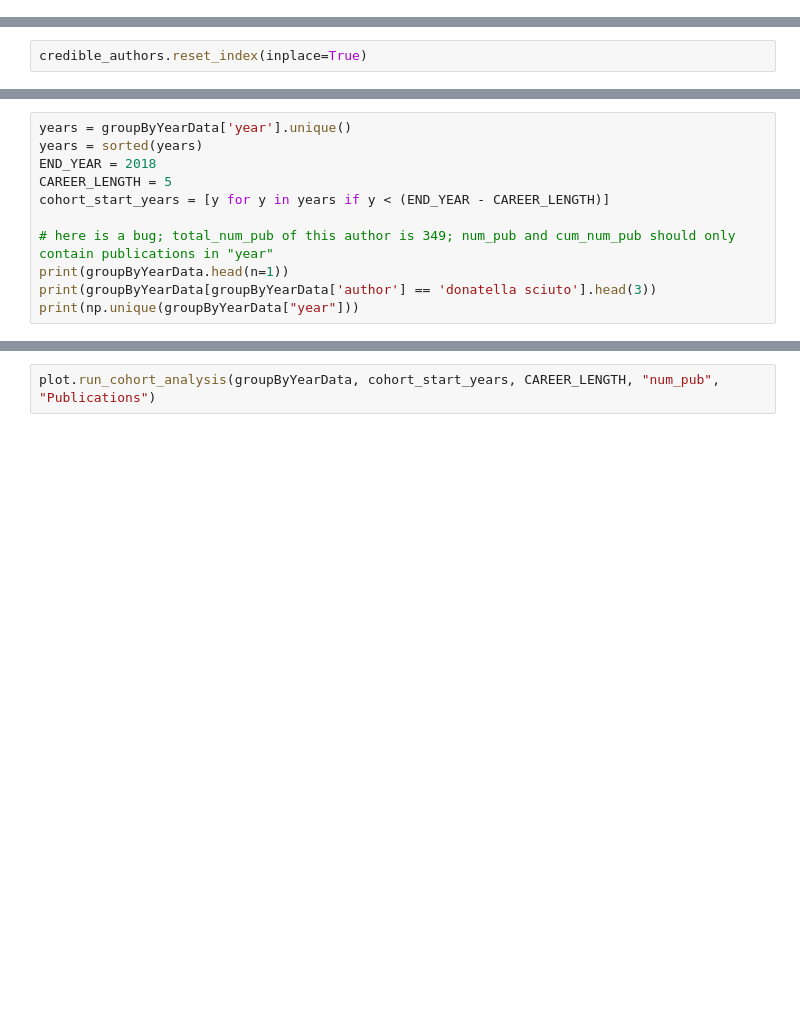
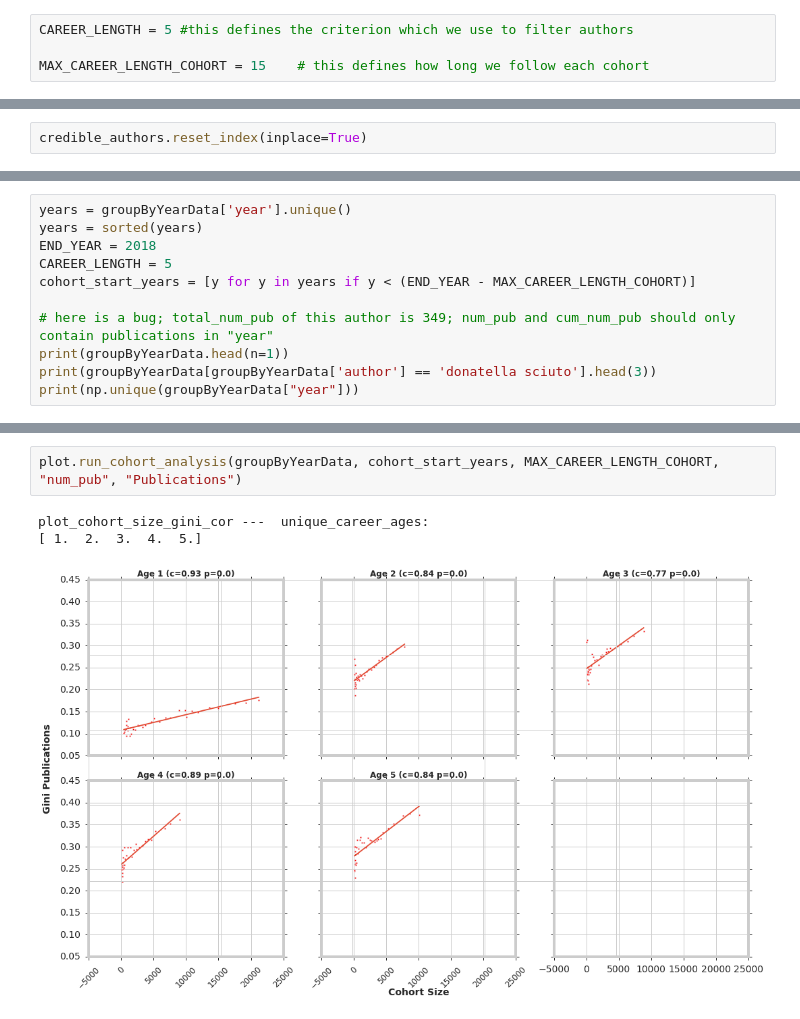
Before and after one commit to gesiscss/inequality, a Jupyter notebook: 2.Cohort analysis.ipynb, the cells around one changed output, grey strips where cells are left out. Saved outputs shown, nothing was run; the diff lists cells and outputs as text; blank space fills up the shorter version.

```diff
--- a/2.Cohort analysis.ipynb
+++ b/2.Cohort analysis.ipynb
@@ -20,3 +18,7 @@ CAREER_LENGTH = 5
+# %%
+CAREER_LENGTH = 5 #this defines the criterion which we use to filter authors
+
+MAX_CAREER_LENGTH_COHORT = 15    # this defines how long we follow each cohort
 # %%
 # Publication data
 authorPublicationData = pd.read_csv('data/author_publications_2017_asiansAsNone.txt')
@@ -122,7 +215,7 @@ years = groupByYearData['year'].unique()
 years = sorted(years)
 END_YEAR = 2018
 CAREER_LENGTH = 5
-cohort_start_years = [y for y in years if y < (END_YEAR - CAREER_LENGTH)]
+cohort_start_years = [y for y in years if y < (END_YEAR - MAX_CAREER_LENGTH_COHORT)]
 
 # here is a bug; total_num_pub of this author is 349; num_pub and cum_num_pub should only contain publications in "year"
 print(groupByYearData.head(n=1))
@@ -131,2 +242,6 @@ print(np.unique(groupByYearData["year"]))
 # %%
-plot.run_cohort_analysis(groupByYearData, cohort_start_years, CAREER_LENGTH, "num_pub", "Publications")
+plot.run_cohort_analysis(groupByYearData, cohort_start_years, MAX_CAREER_LENGTH_COHORT, "num_pub", "Publications")
+# %% [output]
+plot_cohort_size_gini_cor ---  unique_career_ages:
+[ 1.  2.  3.  4.  5.]
+[figure, added]
```
Also changed, not shown: parts of 11 cells of this notebook.
